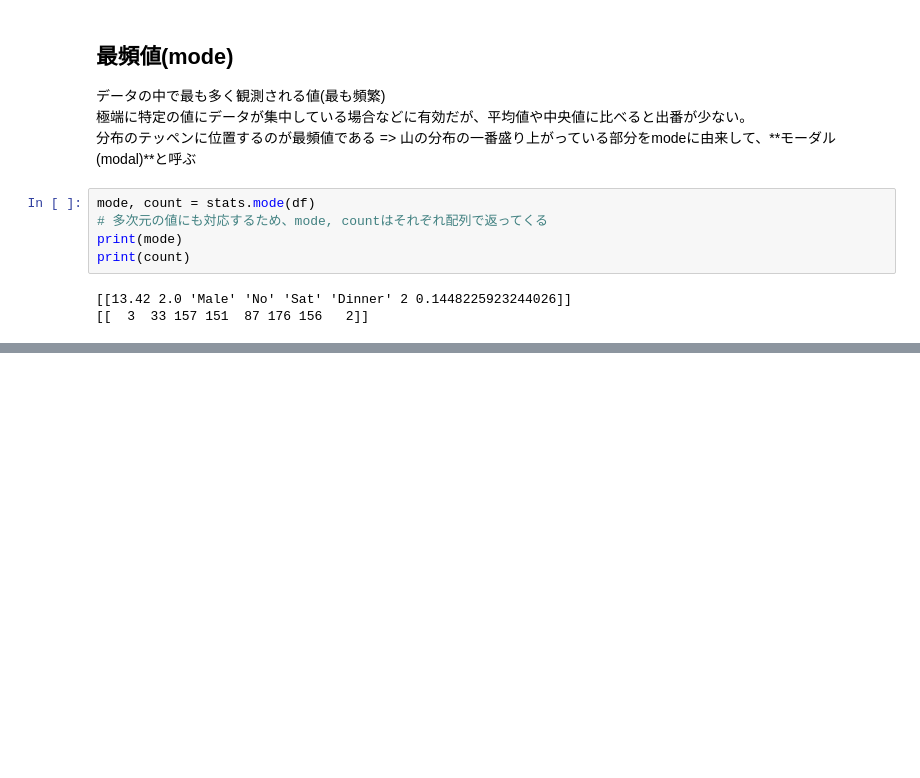
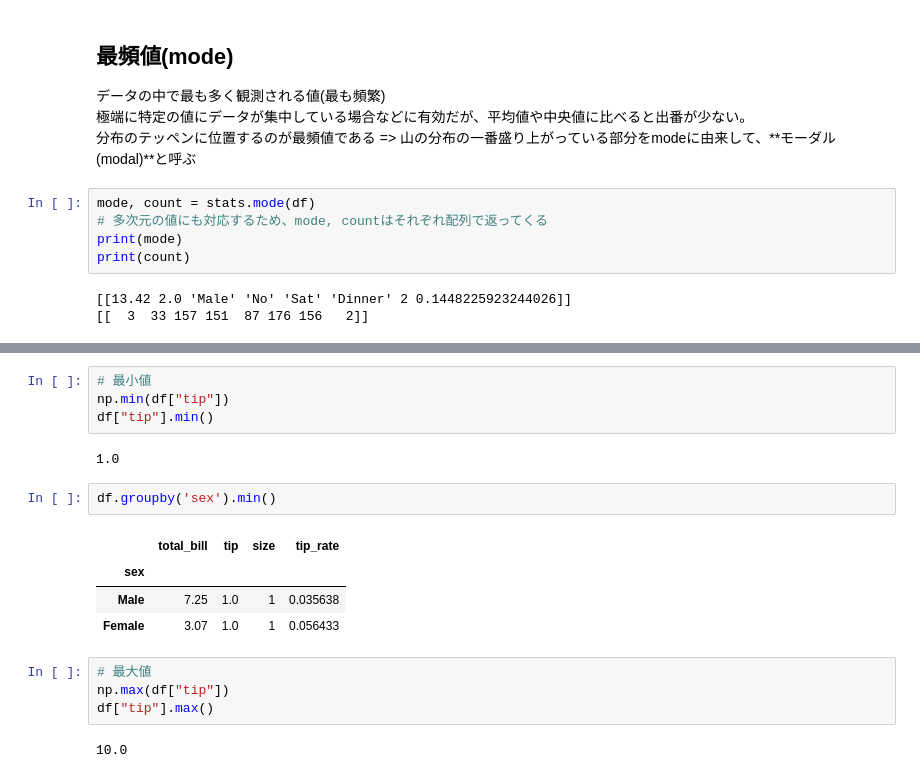
Before and after one commit to nyankiti/algorithm_job, a Jupyter notebook: statistics/work/statistics.ipynb, the cells around one changed output, grey strips where cells are left out. Cells and saved outputs as stored; diff of their text form; blank space fills up the shorter version.

```diff
--- a/statistics/work/statistics.ipynb
+++ b/statistics/work/statistics.ipynb
@@ -126,0 +138,19 @@ print(count)
+# %%
+# 最小値
+np.min(df["tip"])
+df["tip"].min()
+# %% [output]
+1.0
+# %%
+df.groupby('sex').min()
+# %% [output]
+|  | total_bill | tip | size | tip_rate |
+| sex |  |  |  |  |
+| Male | 7.25 | 1.0 | 1 | 0.035638 |
+| Female | 3.07 | 1.0 | 1 | 0.056433 |
+# %%
+# 最大値
+np.max(df["tip"])
+df["tip"].max()
+# %% [output]
+10.0
```
Also changed, not shown: parts of 16 cells of this notebook, 3 other files.
